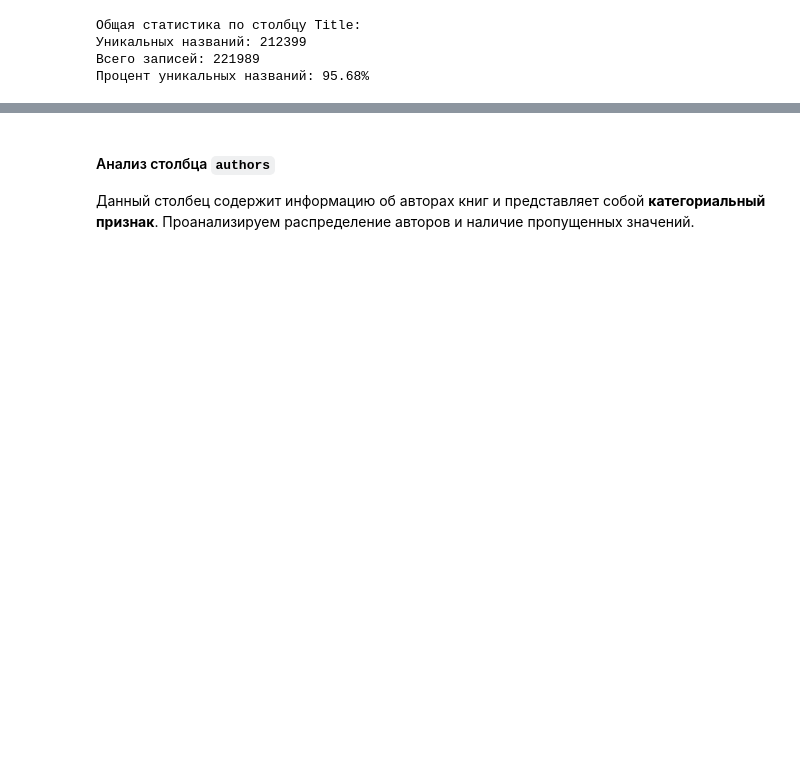
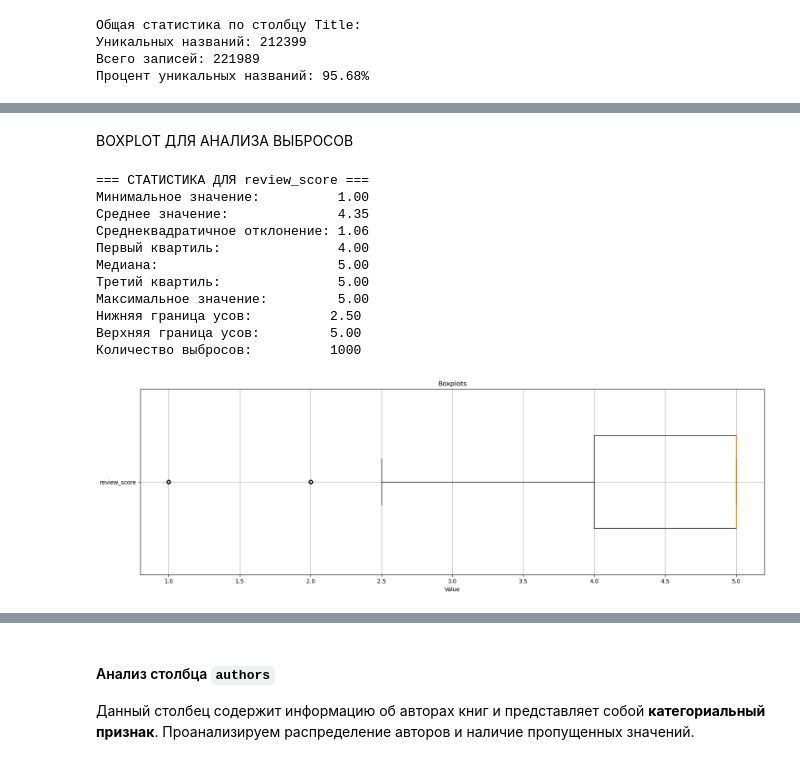
Before and after one commit to B-es/SOBD1, a Jupyter notebook: 2_Exploratory_analysis.ipynb, the cells around one changed output, grey strips where cells are left out. Drawn from its saved outputs; the diff is of its cells as text; code cells hidden in the pictures; blank space fills up the shorter version.

Commit message:
Провёл часть анализа данных

```diff
--- a/2_Exploratory_analysis.ipynb
+++ b/2_Exploratory_analysis.ipynb
@@ -589,0 +596,4 @@ print(f"Процент уникальных названий: {100 * df.select('
+# %%
+col_name = "review_score"
+df.select(col_name).orderBy(col_name, ascending=False).show(10)
+df.select(col_name).orderBy(col_name, ascending=True).show(10)
@@ -589,0 +656,35 @@ print(f"Процент уникальных названий: {100 * df.select('
+# %%
+ # Анализ до очистки
+total_before = df.count()
+print(f"Всего записей до очистки: {total_before:,}")
+
+# Находим аномальные значения
+anomalous = df.filter(
+    (col(col_name) < 1.0) | (col(col_name) > 5.0)
+)
+
+print(f"Найдено аномальных оценок: {anomalous.count():,}")
+
+if anomalous.count() > 0:
+    print("\nПримеры аномальных значений:")
+    anomalous.select("id", "title", col_name).show(10)
+
+    # Анализ распределения аномальных значений
+    print("Распределение аномальных значений:")
+    anomalous.groupBy(col_name).count().orderBy(col_name).show(20)
+
+# Фильтруем только корректные оценки (1.0 - 5.0)
+df = df.filter(
+    (col(col_name) >= 1.0) & (col(col_name) <= 5.0)
+)
+
+# Также убираем пропуски
+df = df.filter(col(col_name).isNotNull())
+
+total_after = df.count()
+removed_count = total_before - total_after
+
+print(f"\nРезультаты очистки:")
+print(f"Удалено записей: {removed_count:,} ({removed_count/total_before*100:.2f}%)")
+print(f"Осталось записей: {total_after:,} ({total_after/total_before*100:.2f}%)")
+count_nulls(data=df, column_name=col_name)
@@ -589,0 +709,17 @@ print(f"Процент уникальных названий: {100 * df.select('
+# %% [markdown]
+BOXPLOT ДЛЯ АНАЛИЗА ВЫБРОСОВ
+# %%
+plot_boxplots(df, [col_name])
+# %% [output]
+=== СТАТИСТИКА ДЛЯ review_score ===
+Минимальное значение:          1.00
+Среднее значение:              4.35
+Среднеквадратичное отклонение: 1.06
+Первый квартиль:               4.00
+Медиана:                       5.00
+Третий квартиль:               5.00
+Максимальное значение:         5.00
+Нижняя граница усов:          2.50
+Верхняя граница усов:         5.00
+Количество выбросов:          1000
+[figure, added]
```
Also changed, not shown: parts of 104 cells of this notebook, 1 other file.
